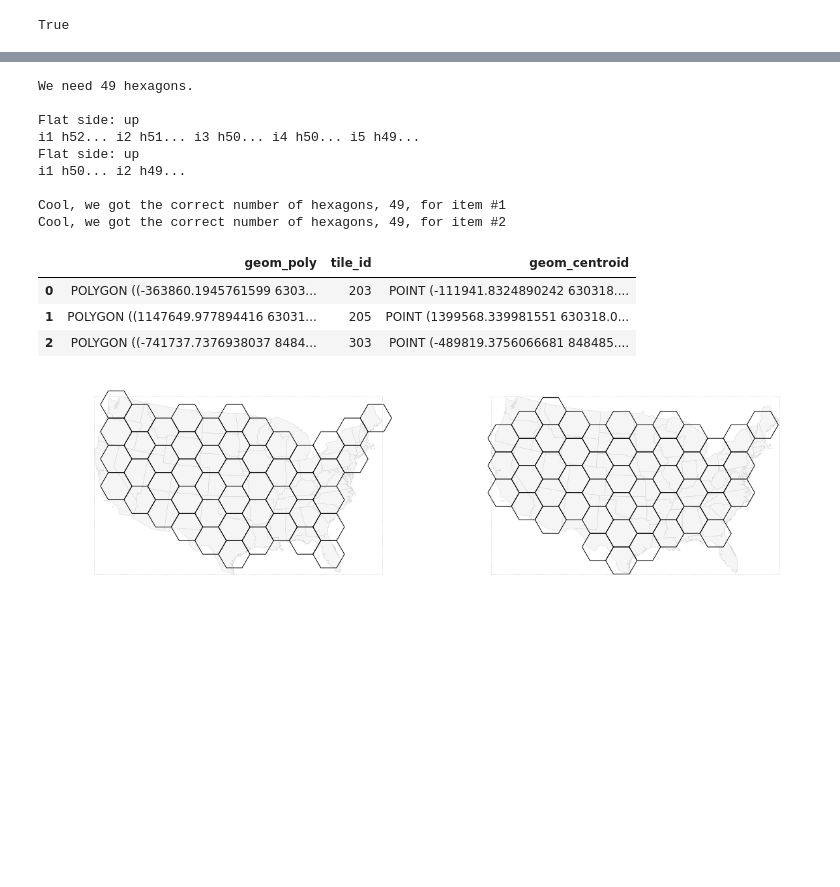
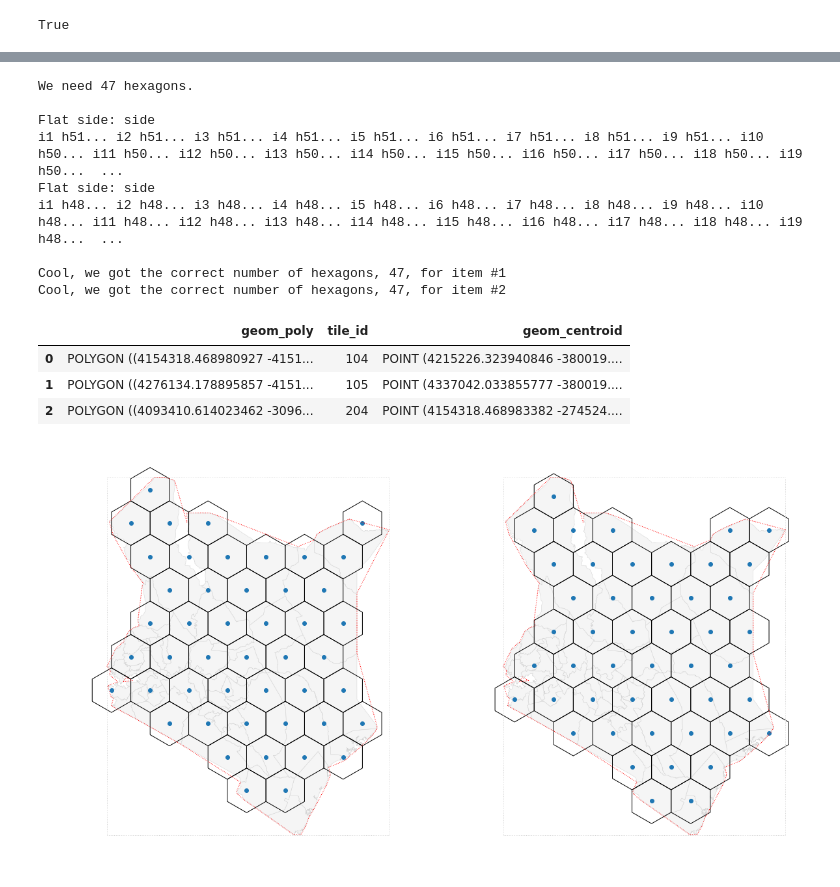
Before and after one commit to deitelberg/Python-projects, a Jupyter notebook: Hexagon Tile Grid Map Generator.ipynb, the cells around one changed output, grey strips where cells are left out. Saved outputs shown, nothing was run; the diff lists cells and outputs as text; code cells hidden in the pictures; blank space fills up the shorter version.

Commit message:
hexagon updates

```diff
--- a/Hexagon Tile Grid Map Generator.ipynb
+++ b/Hexagon Tile Grid Map Generator.ipynb
@@ -130 +133,10 @@ print(display(HTML(admin_hulls_dissolved.to_html())))
 None
+# %%
+fig, ax = plt.subplots(nrows=1, ncols=1, figsize=(10, 10))
+
+# Plot on axis 1 (left)
+ax.set_axis_off()
+admin.set_geometry('geom_poly').plot(ax=ax, linewidth=0.5, edgecolor='lightgrey')
+admin.set_geometry('geom_centroid').plot(ax=ax, color='red')
+
+plt.show()
@@ -133,11 +147,14 @@ fig, (ax1,ax2) = plt.subplots(nrows=1, ncols=2, figsize=(20, 20), sharex=True, s
 
 # Plot on axis 1 (left)
 ax1.set_axis_off()
-admin.set_geometry('geom_poly').plot(ax=ax1, linewidth=0.5, edgecolor='lightgrey')
+admin.set_geometry('geom_convexhull').plot(ax=ax1, linewidth=0.5, edgecolor='black', color='lightgrey')
+admin_hulls_dissolved.set_geometry('geom_centroid').plot(ax=ax1, color='red')
 
 # Plot on axis 2 (right)
 ax2.set_axis_off()
-admin.set_geometry('geom_centroid').plot(ax=ax2)
+admin_hulls_dissolved.plot(ax=ax2, linewidth=0.5, edgecolor='black', color='lightgrey')
+admin_hulls_dissolved.set_geometry('geom_centroid').plot(ax=ax2, color='red')
+#admin.loc[admin[admin_id] == 'ME'].set_geometry('geom_centroid').plot(ax=ax2, color='black') # Only for USA
 
 plt.show()
 # %% [output]
@@ -313,7 +313,7 @@ def tesselate_hexagons_translate(bb, hull, length, x_offset_factor, y_offset_fac
     return hexes_gdf
 
 def iterate_size(adm, bb, flat, x_offset_factor, y_offset_factor, len_factor, iter_factor, keep='touches'): #x_offset_factor should be between -1 and 1
-    length = max(bb['rangex'], bb['rangey']) / (len(adm) * len_factor)
+    length = bb['rangex'] / len_factor
     print('\nFlat side: {}'.format(flat))
 
     hex_count = len(adm) + 1
@@ -342,61 +342,69 @@ def verify_count(hexes, num): # hexes is passed in as a list of geodataframes
         if len(h) == num:
             print('Cool, we got the correct number of hexagons, {}, for item #{}'.format(num, i))
         else:
-            print('*** Dang, we got {} hexagons but needed {} for item #{}'.format(len(h), num, i))
+            print('*** Dang, we got {} hexagons but needed {} for item #{}. Try increasing lfac variable, or decreasing ifac variable.'.format(len(h), num, i))
 
         i+=1
 # %%
 # Hexagon creation variables
+flat_side1 = 'side' # Hexagon orientation, possible values: up, side
 xofac1 = 0.2  # X offset factor 1 - moves seed hexagon in the X direction. Ideally between -1 and 1
-yofac1 = 0.2  # Y offset factor 1 - moves seed hexagon in the Y direction. Ideally between -1 and 1
-xofac2 = -0.1    # X offset factor 2 (if calling 'iterate_size' function a second time)
-yofac2 = 0    # Y offset factor 2 (if calling 'iterate_size' function a second time)
-lfac   = 0.375    # Length factor - smaller value creates fewer (i.e. larger) initial hexagons
-ifac   = 1.0009  # Iteration factor - multiplied to hexagon length to create larger hexagons each iteration\
+yofac1 = 1.5  # Y offset factor 1 - moves seed hexagon in the Y direction. Ideally between -1 and 1
+
+flat_side2 = 'side' # Hexagon orientation, possible values: up, side
+xofac2 = 0.5    # X offset factor 2 (if calling 'iterate_size' function a second time)
+yofac2 = 1    # Y offset factor 2 (if calling 'iterate_size' function a second time)
+
+lfac   = 13    # Length factor - max(width, height) / lfac - determines the initial number of hexagons - larger value creates more (i.e. smaller) initial hexagons
+ifac   = 1.0005  # Iteration factor - multiplied to hexagon length to create larger hexagons each iteration - Value > 1
 
 print('We need {} hexagons.'.format(len(admin)))
 
-hexagons1 = iterate_size(admin, bbox, flat='up',
+hexagons1 = iterate_size(admin, bbox, flat=flat_side1,
                            x_offset_factor=xofac1, y_offset_factor=yofac1,
                            len_factor=lfac, iter_factor=ifac, keep='center_in')
 
-hexagons2 = iterate_size(admin, bbox, flat='up',
+hexagons2 = iterate_size(admin, bbox, flat=flat_side2,
                              x_offset_factor=xofac2, y_offset_factor=yofac2,
                              len_factor=lfac, iter_factor=ifac, keep='center_in')
 
 verify_count([hexagons1, hexagons2], len(admin))
 hexagons1.head(3)
 # %% [output]
-We need 49 hexagons.
+We need 47 hexagons.
 
-Flat side: up
-i1 h52... i2 h51... i3 h50... i4 h50... i5 h49...
-Flat side: up
-i1 h50... i2 h49...
+Flat side: side
+i1 h51... i2 h51... i3 h51... i4 h51... i5 h51... i6 h51... i7 h51... i8 h51... i9 h51... i10 h50... i11 h50... i12 h50... i13 h50... i14 h50... i15 h50... i16 h50... i17 h50... i18 h50... i19 h50...  ...
+Flat side: side
+i1 h48... i2 h48... i3 h48... i4 h48... i5 h48... i6 h48... i7 h48... i8 h48... i9 h48... i10 h48... i11 h48... i12 h48... i13 h48... i14 h48... i15 h48... i16 h48... i17 h48... i18 h48... i19 h48...  ...
 
-Cool, we got the correct number of hexagons, 49, for item #1
-Cool, we got the correct number of hexagons, 49, for item #2
+Cool, we got the correct number of hexagons, 47, for item #1
+Cool, we got the correct number of hexagons, 47, for item #2
 |  | geom_poly | tile_id | geom_centroid |
-| 0 | POLYGON ((-363860.1945761599 6303... | 203 | POINT (-111941.8324890242 630318.... |
-| 1 | POLYGON ((1147649.977894416 63031... | 205 | POINT (1399568.339981551 630318.0... |
-| 2 | POLYGON ((-741737.7376938037 8484... | 303 | POINT (-489819.3756066681 848485.... |
+| 0 | POLYGON ((4154318.468980927 -4151... | 104 | POINT (4215226.323940846 -380019.... |
+| 1 | POLYGON ((4276134.178895857 -4151... | 105 | POINT (4337042.033855777 -380019.... |
+| 2 | POLYGON ((4093410.614023462 -3096... | 204 | POINT (4154318.468983382 -274524.... |
 # %%
 fig, (ax1,ax2) = plt.subplots(nrows=1, ncols=2, figsize=(20, 16), sharex=True, sharey=True)
 
 # Plot on axis 1 (left)
 ax1.set_axis_off()
 admin.set_geometry('geom_poly').plot(ax=ax1, linewidth=0.5, edgecolor='lightgrey', color='whitesmoke')
+hexagons1.set_geometry('geom_centroid').plot(ax=ax1)
 hexagons1.plot(ax=ax1, edgecolor='black', facecolor="none")
 bbox_gdf.plot(ax=ax1, facecolor="none", edgecolor='lightgrey', linestyle=':')
+admin_hulls_dissolved.plot(ax=ax1, linewidth=1, edgecolor='red', facecolor='none', linestyle=':')
 #pt.plot(ax=ax1, color='red')
 
 # Plot on axis 2 (left)
 ax2.set_axis_off()
 admin.set_geometry('geom_poly').plot(ax=ax2, linewidth=0.5, edgecolor='lightgrey', color='whitesmoke')
+hexagons2.set_geometry('geom_centroid').plot(ax=ax2)
 hexagons2.plot(ax=ax2, edgecolor='black', facecolor="none")
 bbox_gdf.plot(ax=ax2, facecolor="none", edgecolor='lightgrey', linestyle=':')
+admin_hulls_dissolved.plot(ax=ax2, linewidth=1, edgecolor='red', facecolor='none', linestyle=':')
 
 plt.show()
 # %% [output]
-[figure, old version]
+[figure, new version]
 # %%
```
Also changed, not shown: parts of 16 cells of this notebook.
